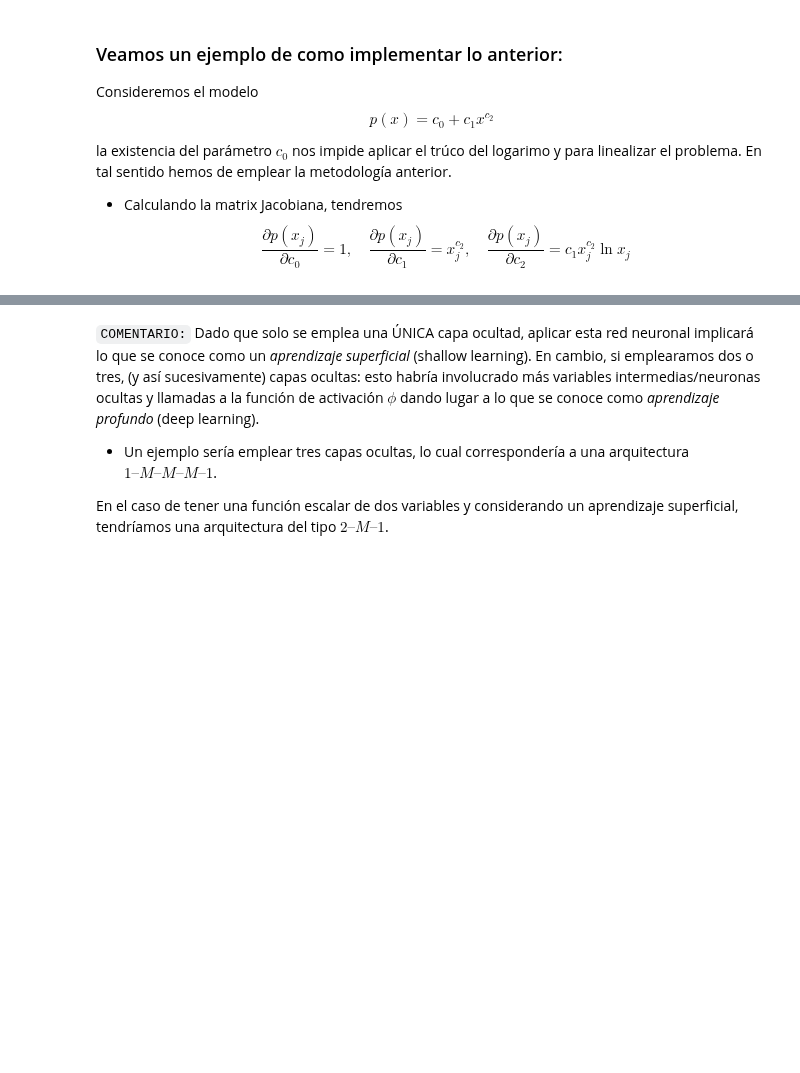
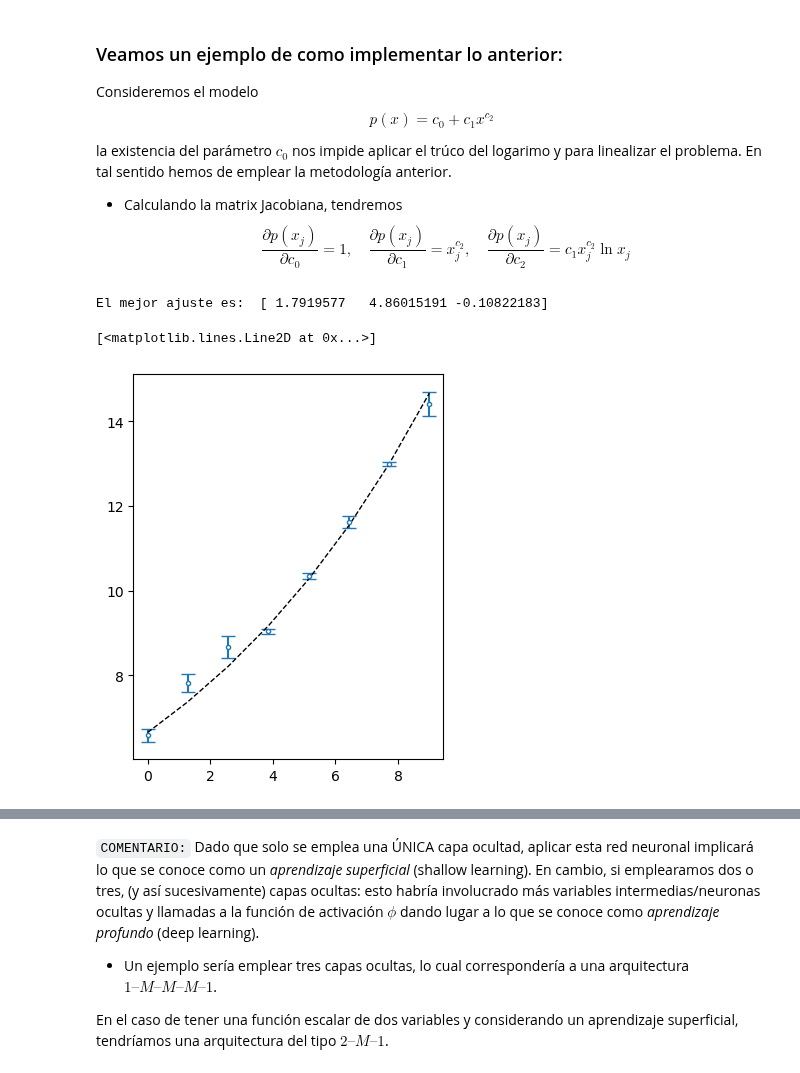
Before and after one commit to Mandy8808/Metodos_Numericos_2024, a Jupyter notebook: Lectures/Primer_Bloque/Lecture_part7.ipynb, the cells around one changed output, grey strips where cells are left out. Saved outputs shown, nothing was run; the diff lists cells and outputs as text; code cells hidden in the pictures; blank space fills up the shorter version.

```diff
--- a/Lectures/Primer_Bloque/Lecture_part7.ipynb
+++ b/Lectures/Primer_Bloque/Lecture_part7.ipynb
@@ -878,2 +909,26 @@ def gaussnewton(data, ckm1, kmax=50, tol=1.e-8):
+# %%
+N = 8
+np.random.seed(45379)  # fijando la semilla
+dataxs = np.linspace(0, 9, N)
+datays = 2 + 5*np.exp(0.1*dataxs) + 0.3*np.random.randn(N)  # la última parte es el ruido
+datasigs = 0.2*np.abs(np.random.randn(N))
+
+data = np.array([dataxs, datays, datasigs])
+
+ckm1 = np.array([1, 0.5, -.1])
+ck2 = gaussnewton2(data, ckm1, tol=1.e-05)
+print('El mejor ajuste es: ', ck2)
+# %% [output]
+El mejor ajuste es:  [ 1.7919577   4.86015191 -0.10822183]
+# %%
+xval = np.linspace(0, 9, N)
+
+fig, ax = plt.subplots(1, 1, figsize=(4, 5), gridspec_kw=dict(hspace=0.2, wspace=.2))
+
+ax.errorbar(data[0], data[1], yerr=data[2], capsize=5, ls='', marker='o', mfc='white', ms=3, mew=1, label=r'Datos')
+ax.plot(xval, model2(ck2, xval), ls='--', lw=1, c='k')
+# %% [output]
+[<matplotlib.lines.Line2D at 0x...>]
+[figure, added]
 # %%
 data = gdata()
```
Also changed, not shown: parts of 3 cells of this notebook, 1 other file.
